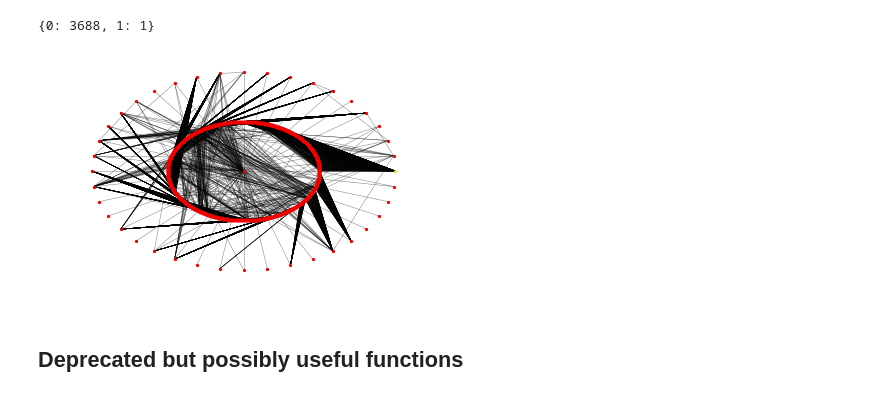
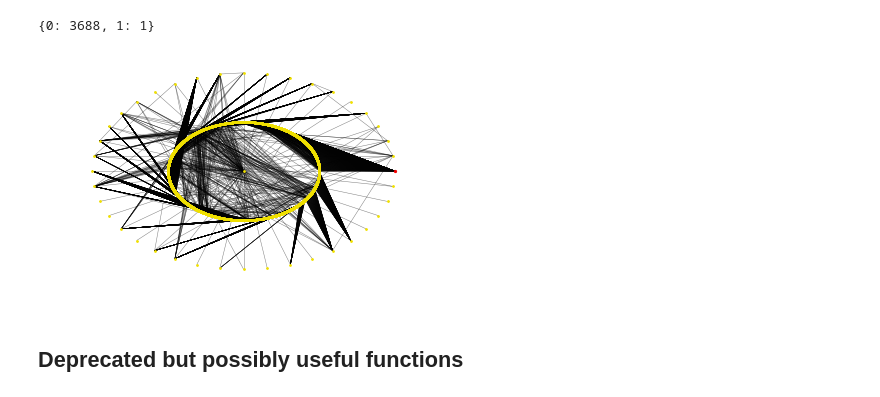
Before and after one commit to lapsya/100daysofcode, a Jupyter notebook: graph_clustering/vk_graph.ipynb, the cells around one changed output. Saved outputs shown, nothing was run; the diff lists cells and outputs as text; code cells hidden in the pictures.

```diff
--- a/graph_clustering/vk_graph.ipynb
+++ b/graph_clustering/vk_graph.ipynb
@@ -203,5 +208,5 @@ len(graph_piece)
 ## Visualize the graph
 # %%
 %%time
-pos=nx.shell_layout(graph_piece, list(map(lambda x: x[1], sorted(nodes_waves.items(), reverse=True))))
+pos_shell = nx.shell_layout(graph_piece, list(map(lambda x: x[1], sorted(graph_piece.nodes_waves.items(), reverse=True))))
 # %% [output]
@@ -213,13 +224,13 @@ colors = ['#f20000', '#f0e000', '#097505', '#07edb3', '#0791ed', '#0716ed', '#9d
 %%time
 #nx.draw(main_graph, pos=pos, node_color='pink', edge_color='black', node_size=1)
 
-def draw_graph_waves(graph, pos, nodes_waves, filename):
-    for wave, nodes in sorted(nodes_waves.items(), reverse=True):
+def draw_graph_waves(graph, pos, filename, labels_nodes):
+    for wave, nodes in sorted(labels_nodes.items(), reverse=True):
         nx.draw_networkx_nodes(graph, pos, nodelist=nodes, node_color=colors[wave], node_size=5 - 2 * wave)
     nx.draw_networkx_edges(graph, pos, width=0.5, alpha=0.5)
 
     plt.axis('off')
     plt.savefig("{}.pdf".format(filename), orientation='portrait', transparent=False, bbox_inches=None, pad_inches=0.1)
 
-draw_graph_waves(graph_piece, pos, nodes_waves, 'graph')
+draw_graph_waves(graph_piece, pos_shell, 'graph_shell', graph_piece.nodes_waves)
 # %% [output]
@@ -379,10 +414,12 @@ clustering.n_clusters
 {label: len(nodes) for label, nodes in labels_nodes.items()}
 # %% [output]
 {0: 3688, 1: 1}
+# %%
+labels_nodes ={1 - key: val for key, val in labels_nodes.items()}
 # %%
-draw_graph_waves(graph_piece, pos, labels_nodes, 'graph_3')
+draw_graph_waves(graph_piece, pos_shell, 'graph_shell_c', labels_nodes)
 # %% [output]
-[figure, old version]
+[figure, new version]
 # %%
 %%time
 #adjacency = smth
```
Also changed, not shown: parts of 11 cells of this notebook, 6 other files.
